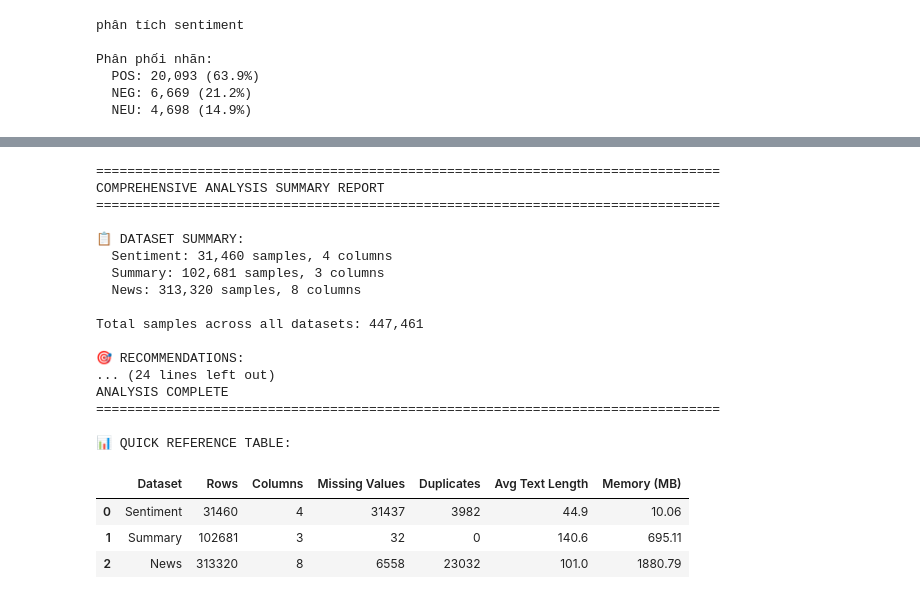
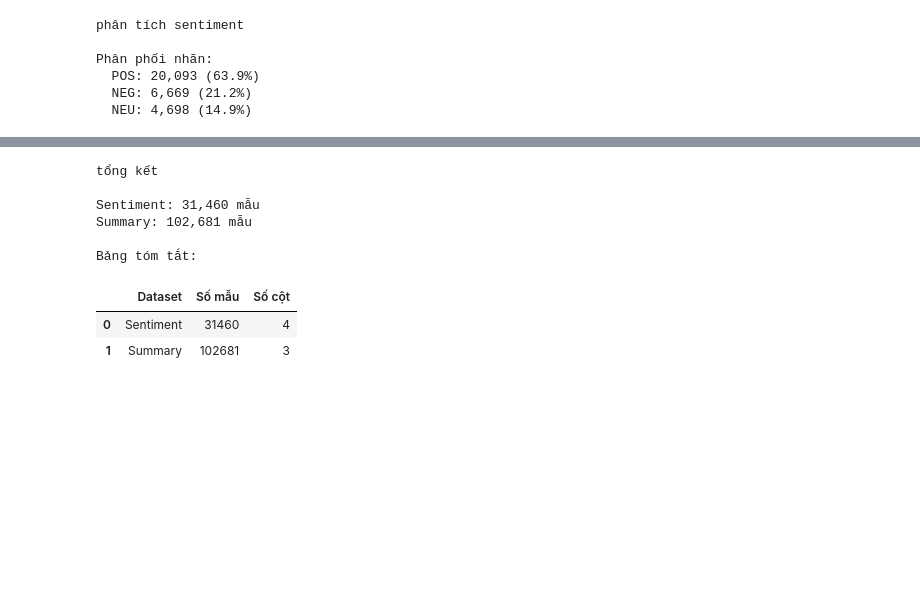
Before and after one commit to phanthehoang2503/summarize-and-sentiment-vietnamese-text-, a Jupyter notebook: notebooks/00_data_analysis.ipynb, the cells around one changed output, grey strips where cells are left out. Drawn from its saved outputs; the diff is of its cells as text; code cells hidden in the pictures; blank space fills up the shorter version.

```diff
--- a/notebooks/00_data_analysis.ipynb
+++ b/notebooks/00_data_analysis.ipynb
@@ -271,45 +249,24 @@ Creating visualizations for news dataset...
 # %%
 # Tổng kết
 print("tổng kết")
-
 print(f"\nSentiment: {len(df_sentiment):,} mẫu")
 print(f"Summary: {len(df_summary):,} mẫu")
-print(f"Tổng: {len(df_sentiment) + len(df_summary):,} mẫu")
 
-print(f"\nKhuyến nghị:")
-print(f"- Sentiment: Cần cân bằng dữ liệu (POS chiếm {(df_sentiment['label'].value_counts()['POS']/len(df_sentiment)*100):.1f}%)")
-print(f"- Summary: Chất lượng tốt, tỷ lệ nén hợp lý")
-print(f"- Sẵn sàng để huấn luyện mô hình")
-
-# Bảng tóm tắt đơn giản
 summary_table = pd.DataFrame({
     'Dataset': ['Sentiment', 'Summary'],
     'Số mẫu': [len(df_sentiment), len(df_summary)],
     'Số cột': [len(df_sentiment.columns), len(df_summary.columns)],
-    'Trạng thái': ['Cần cân bằng', 'Sẵn sàng']
 })
 
 print(f"\nBảng tóm tắt:")
 display(summary_table)
 # %% [output]
-================================================================================
-COMPREHENSIVE ANALYSIS SUMMARY REPORT
-================================================================================
+tổng kết
 
-📋 DATASET SUMMARY:
-  Sentiment: 31,460 samples, 4 columns
-  Summary: 102,681 samples, 3 columns
-  News: 313,320 samples, 8 columns
+Sentiment: 31,460 mẫu
+Summary: 102,681 mẫu
 
-Total samples across all datasets: 447,461
-
-🎯 RECOMMENDATIONS:
-... (24 lines left out)
-ANALYSIS COMPLETE
-================================================================================
-
-📊 QUICK REFERENCE TABLE:
+Bảng tóm tắt:
-|  | Dataset | Rows | Columns | Missing Values | Duplicates | Avg Text Length | Memory (MB) |
-| 0 | Sentiment | 31460 | 4 | 31437 | 3982 | 44.9 | 10.06 |
-| 1 | Summary | 102681 | 3 | 32 | 0 | 140.6 | 695.11 |
-| 2 | News | 313320 | 8 | 6558 | 23032 | 101.0 | 1880.79 |
+|  | Dataset | Số mẫu | Số cột |
+| 0 | Sentiment | 31460 | 4 |
+| 1 | Summary | 102681 | 3 |
```
Also changed, not shown: parts of 4 cells of this notebook, 12 other files.
